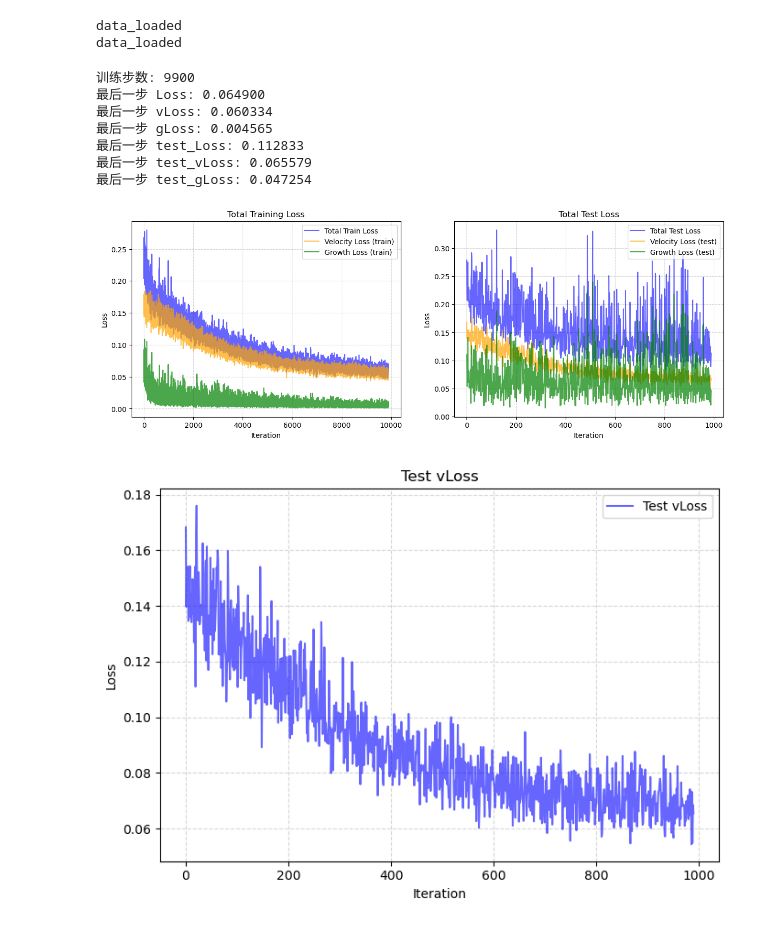
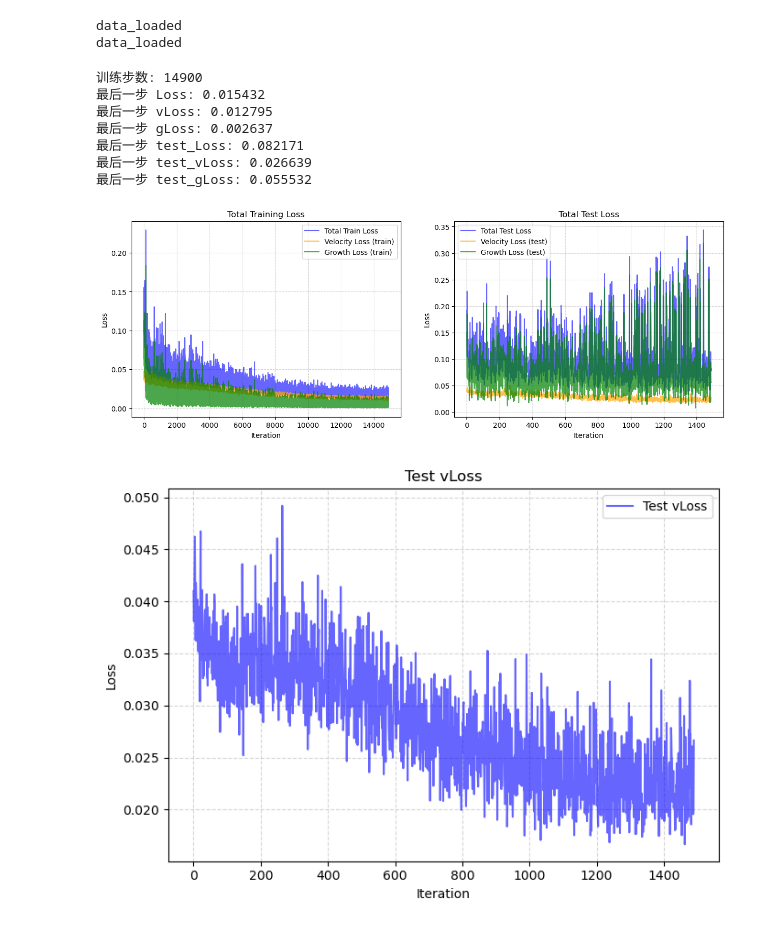
Before and after one commit to QiangweiPeng/UPT, a Jupyter notebook: WFRFM/notebook/YuchuanWang/train_Norman.ipynb, the cells around one changed output. Saved outputs shown, nothing was run; the diff lists cells and outputs as text; code cells hidden in the pictures.

```diff
--- a/WFRFM/notebook/YuchuanWang/train_Norman.ipynb
+++ b/WFRFM/notebook/YuchuanWang/train_Norman.ipynb
@@ -224,15 +224,15 @@ data_loaded
 data_loaded
 # %%
 from src.evaluate import draw_loss
-load_path = f"{model_save_path}_epoch_10000.pt"
+load_path = f"{model_save_path}_epoch_15000.pt"
 draw_loss(load_path,eval_interval = 10,cut = 100,save_path = experiment_save_path) # cut代表去掉前多少个epoch 避免前期loss过大影响观察
 # %% [output]
-训练步数: 9900
-最后一步 Loss: 0.064900
-最后一步 vLoss: 0.060334
-最后一步 gLoss: 0.004565
-最后一步 test_Loss: 0.112833
-最后一步 test_vLoss: 0.065579
-最后一步 test_gLoss: 0.047254
+训练步数: 14900
+最后一步 Loss: 0.015432
+最后一步 vLoss: 0.012795
+最后一步 gLoss: 0.002637
+最后一步 test_Loss: 0.082171
+最后一步 test_vLoss: 0.026639
+最后一步 test_gLoss: 0.055532
-[figure, old version]
+[figure, new version]
-[figure, old version]
+[figure, new version]
```
Also changed, not shown: 5 other files.
